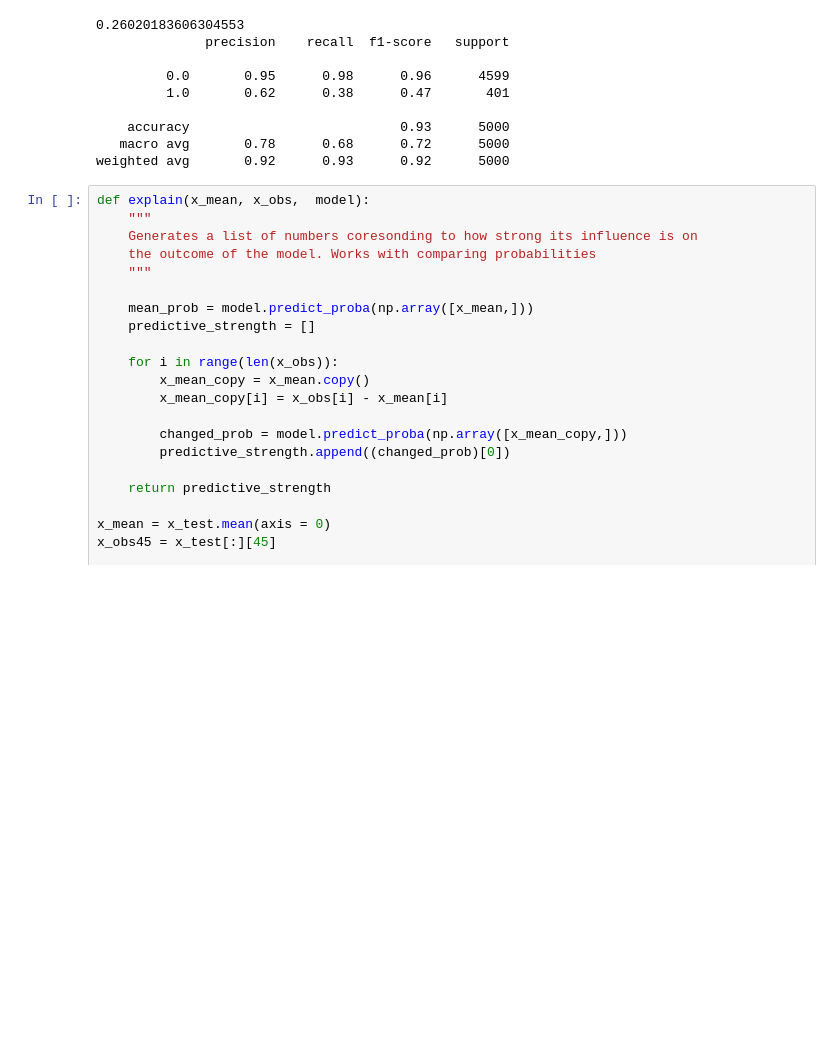
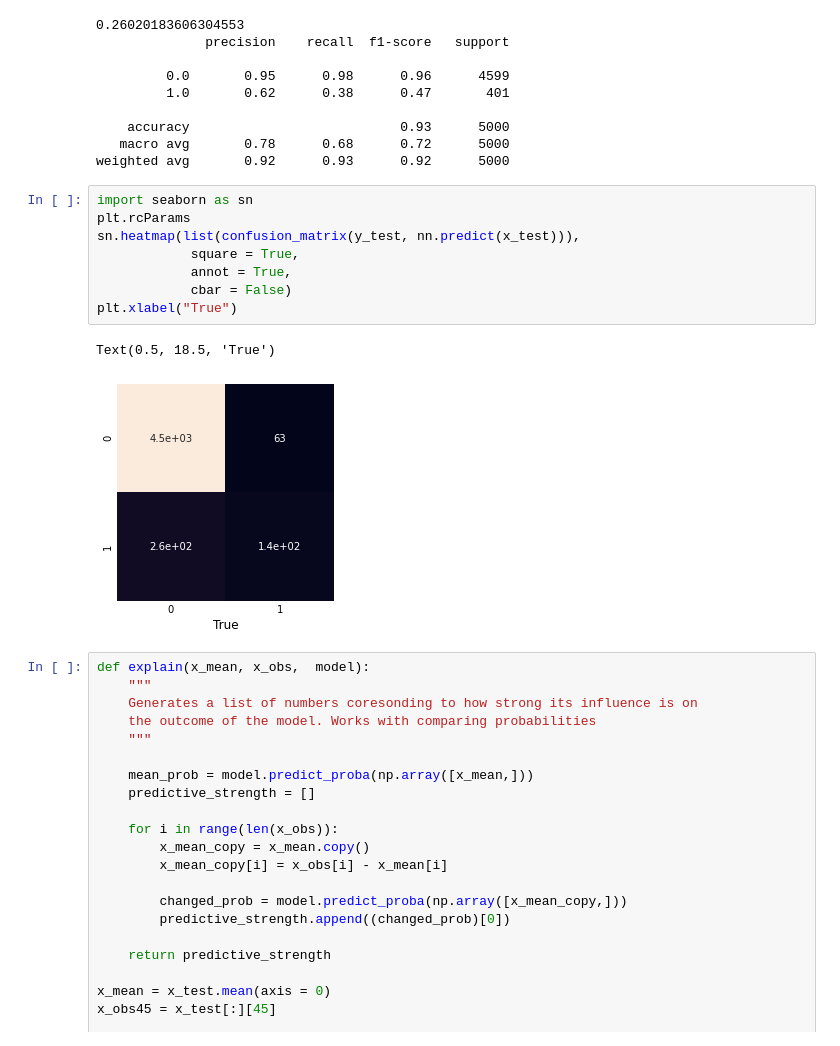
Before and after one commit to ayush-kumar-1/UGADataScienceCompetition, a Jupyter notebook: notebooks/2_feed_forward_nn.ipynb, the cells around one changed output. Drawn from its saved outputs; the diff is of its cells as text; blank space fills up the shorter version.

```diff
--- a/notebooks/2_feed_forward_nn.ipynb
+++ b/notebooks/2_feed_forward_nn.ipynb
@@ -379,6 +383,17 @@ print(report(y_test, decide(nn.predict_proba(x_test), threshold)))
     accuracy                           0.93      5000
    macro avg       0.78      0.68      0.72      5000
 weighted avg       0.92      0.93      0.92      5000
+# %%
+import seaborn as sn
+plt.rcParams
+sn.heatmap(list(confusion_matrix(y_test, nn.predict(x_test))),
+            square = True,
+            annot = True,
+            cbar = False)
+plt.xlabel("True")
+# %% [output]
+Text(0.5, 18.5, 'True')
+[figure, added]
 # %%
 def explain(x_mean, x_obs,  model):
     """
```
Also changed, not shown: parts of 1 cell of this notebook, 10 other files.
